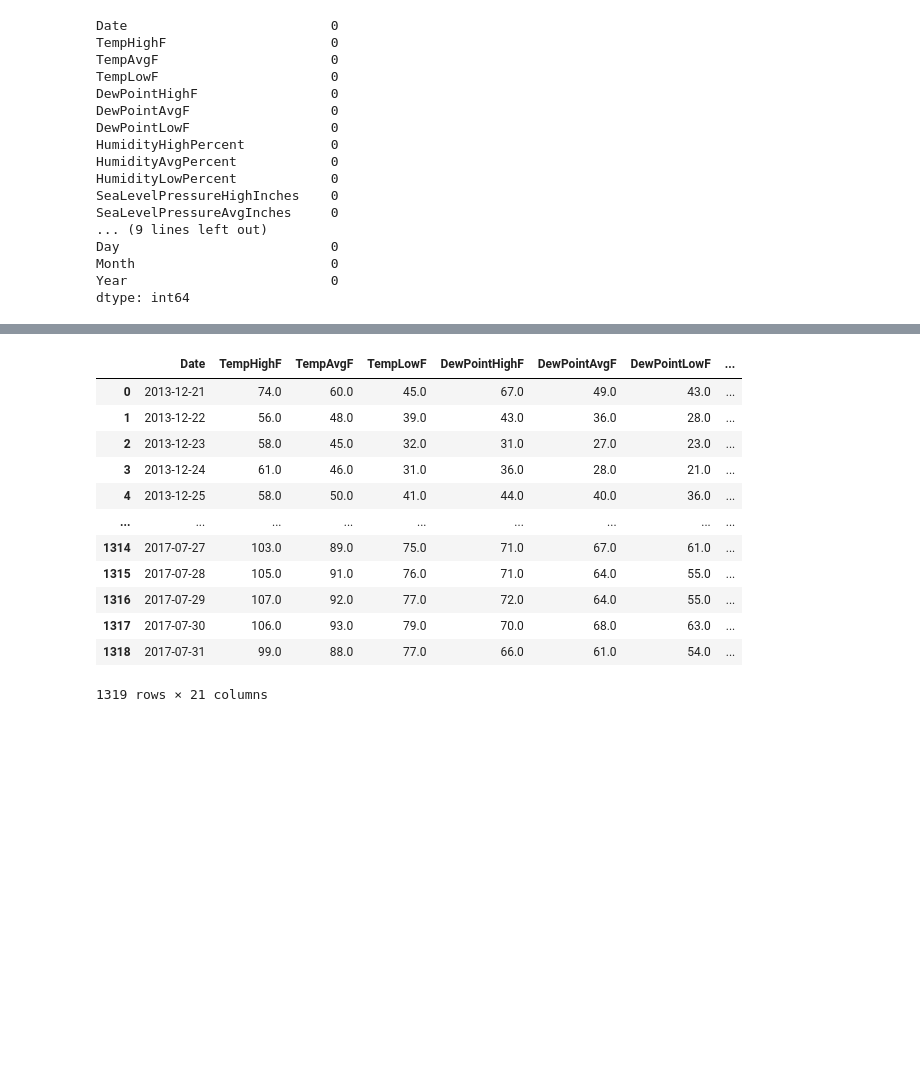
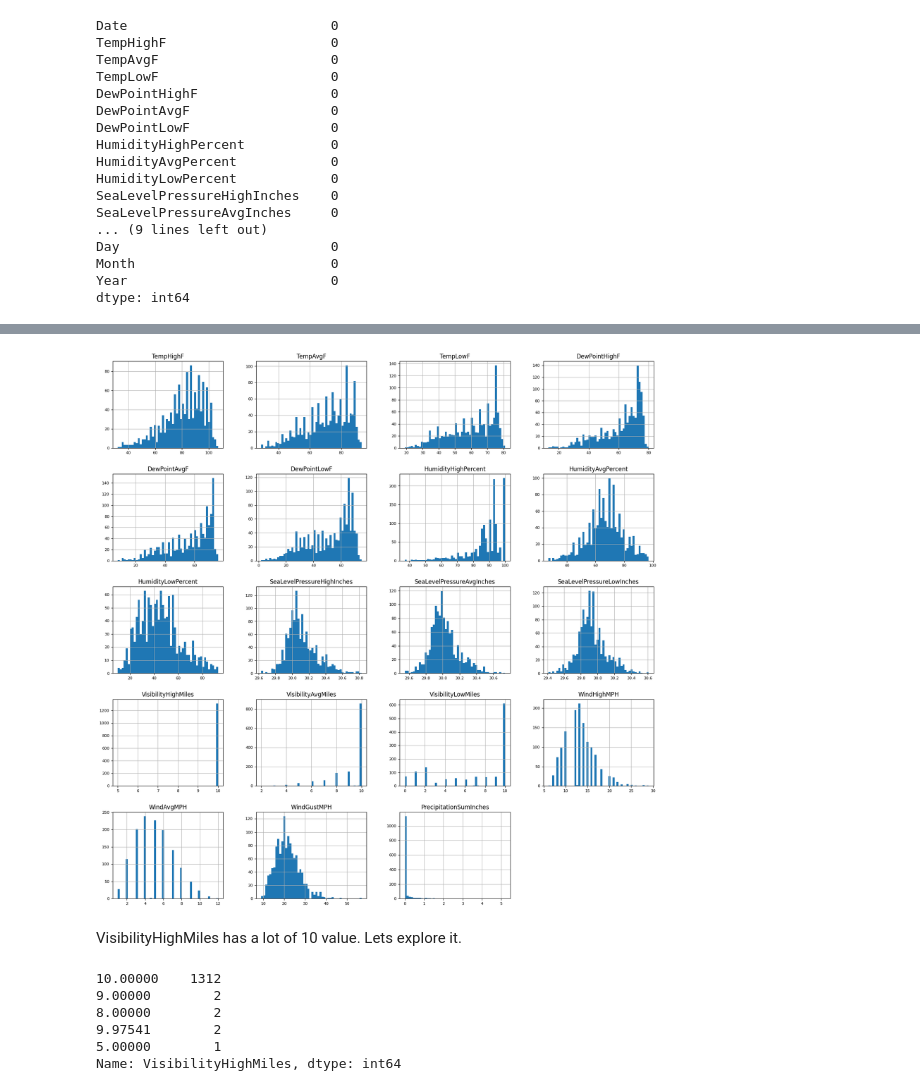
Before and after one commit to gklpcsgn/Weather-Detection, a Jupyter notebook: EDA.ipynb, the cells around one changed output, grey strips where cells are left out. Drawn from its saved outputs; the diff is of its cells as text; code cells hidden in the pictures; blank space fills up the shorter version.

```diff
--- a/EDA.ipynb
+++ b/EDA.ipynb
@@ -174,3 +176,13 @@ Year                          0
 dtype: int64
 # %%
 df.drop(["Day", "Month", "Year"], axis=1, inplace=True)
+# %%
+df["Rain"] = df["Events"].apply(lambda x: 1 if "Rain" in str(x) else 0)
+df["Fog"] = df["Events"].apply(lambda x: 1 if "Fog" in str(x) else 0)
+df["Thunderstorm"] = df["Events"].apply(lambda x: 1 if "Thunderstorm" in str(x) else 0)
+# %%
+df["Rain"] = df["Rain"].astype("category")
+df["Fog"] = df["Fog"].astype("category")
+df["Thunderstorm"] = df["Thunderstorm"].astype("category")
+# %%
+df.drop("Events", axis=1, inplace=True)
@@ -176,0 +191,2 @@ df.drop(["Day", "Month", "Year"], axis=1, inplace=True)
+# %%
+numerical_features = df.select_dtypes(include=[np.number]).columns
@@ -177,16 +203,16 @@ df.drop(["Day", "Month", "Year"], axis=1, inplace=True)
+# %%
+# show distribution of all numeric variables
+df[numerical_features].hist(figsize=(20,20), bins=50, xlabelsize=8, ylabelsize=8);
+# %% [output]
+[figure, added]
+# %% [markdown]
+VisibilityHighMiles has a lot of 10 value. Lets explore it.
 # %%
-df
+df["VisibilityHighMiles"].value_counts()
 # %% [output]
-|  | Date | TempHighF | TempAvgF | TempLowF | DewPointHighF | DewPointAvgF | DewPointLowF | ... |
-| 0 | 2013-12-21 | 74.0 | 60.0 | 45.0 | 67.0 | 49.0 | 43.0 | ... |
-| 1 | 2013-12-22 | 56.0 | 48.0 | 39.0 | 43.0 | 36.0 | 28.0 | ... |
-| 2 | 2013-12-23 | 58.0 | 45.0 | 32.0 | 31.0 | 27.0 | 23.0 | ... |
-| 3 | 2013-12-24 | 61.0 | 46.0 | 31.0 | 36.0 | 28.0 | 21.0 | ... |
-| 4 | 2013-12-25 | 58.0 | 50.0 | 41.0 | 44.0 | 40.0 | 36.0 | ... |
-| ... | ... | ... | ... | ... | ... | ... | ... | ... |
-| 1314 | 2017-07-27 | 103.0 | 89.0 | 75.0 | 71.0 | 67.0 | 61.0 | ... |
-| 1315 | 2017-07-28 | 105.0 | 91.0 | 76.0 | 71.0 | 64.0 | 55.0 | ... |
-| 1316 | 2017-07-29 | 107.0 | 92.0 | 77.0 | 72.0 | 64.0 | 55.0 | ... |
-| 1317 | 2017-07-30 | 106.0 | 93.0 | 79.0 | 70.0 | 68.0 | 63.0 | ... |
-| 1318 | 2017-07-31 | 99.0 | 88.0 | 77.0 | 66.0 | 61.0 | 54.0 | ... |
-1319 rows × 21 columns
+10.00000    1312
+9.00000        2
+8.00000        2
+9.97541        2
+5.00000        1
+Name: VisibilityHighMiles, dtype: int64
```
Also changed, not shown: parts of 19 cells of this notebook, 1 other file.
